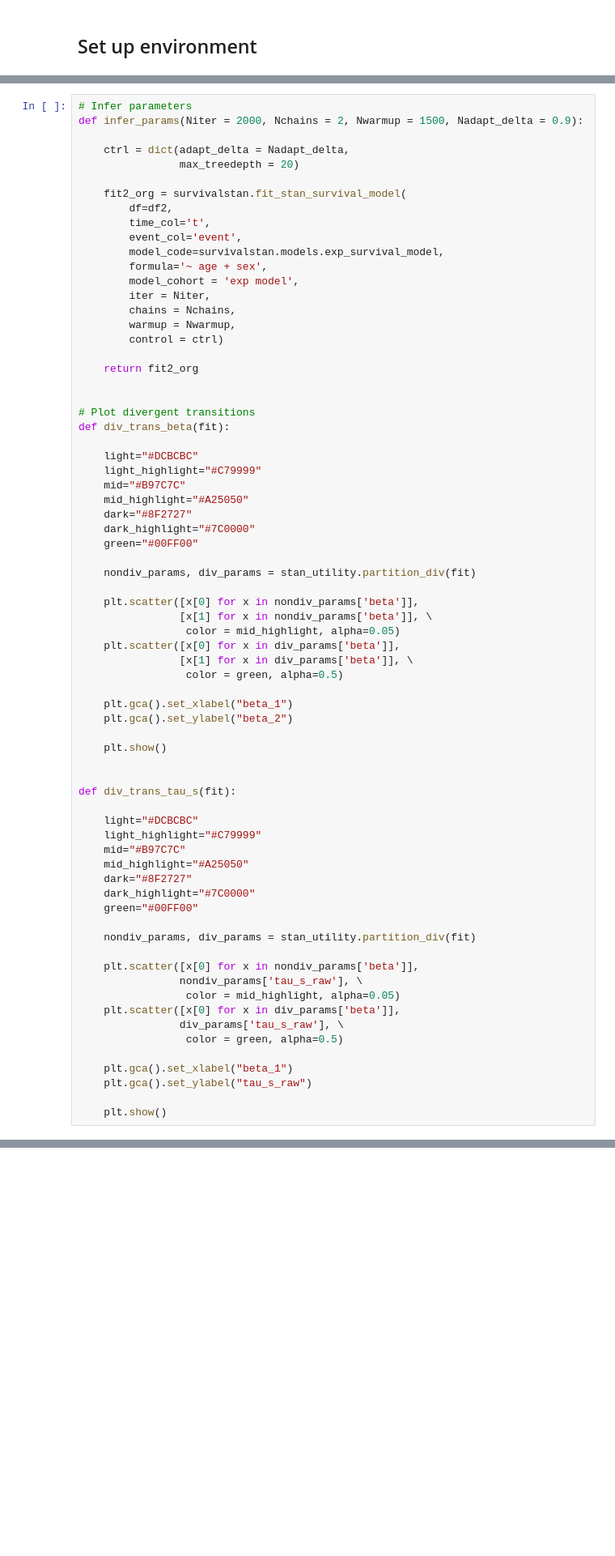
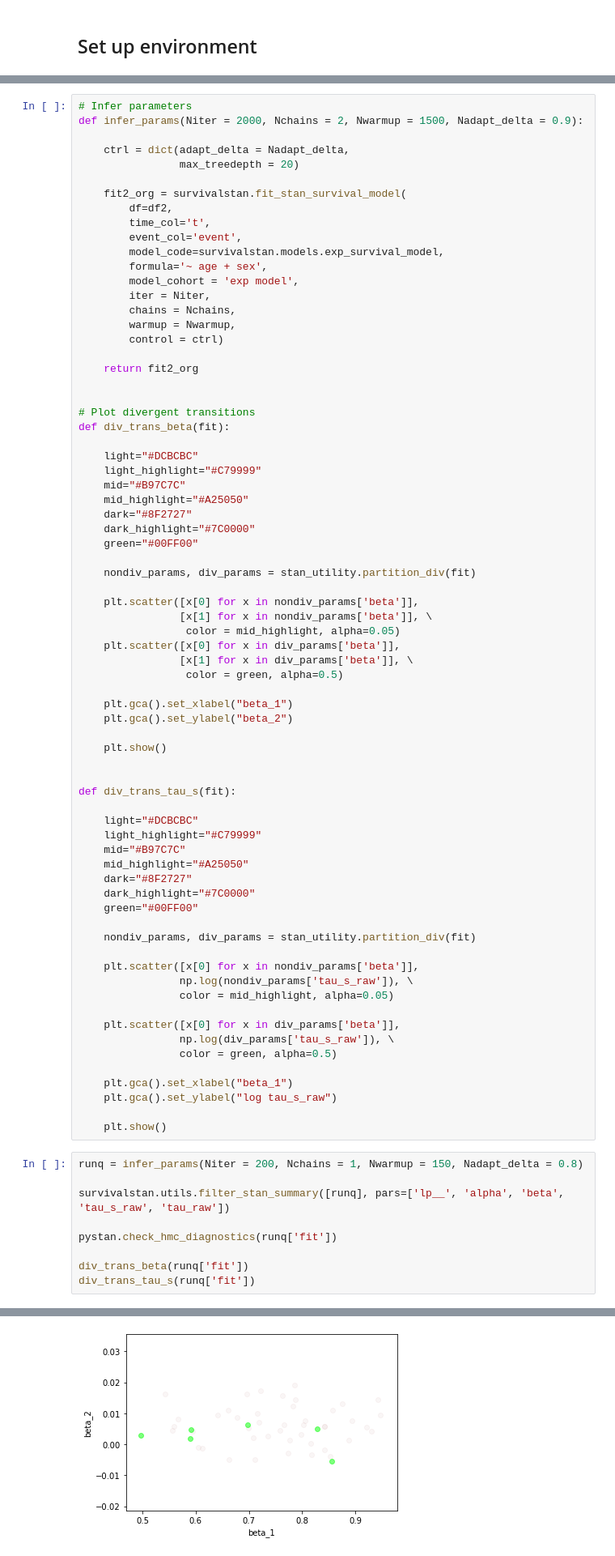
Before and after one commit to philarnold4242/test_survivalstan, a Jupyter notebook: survival_stan.ipynb, the cells around one changed output, grey strips where cells are left out. Shown: that part at 81% size. Saved outputs shown, nothing was run; the diff lists cells and outputs as text; blank space fills up the shorter version.

```diff
--- a/survival_stan.ipynb
+++ b/survival_stan.ipynb
@@ -155,13 +157,24 @@ def div_trans_tau_s(fit):
     nondiv_params, div_params = stan_utility.partition_div(fit)
 
     plt.scatter([x[0] for x in nondiv_params['beta']],
-                nondiv_params['tau_s_raw'], \
-                 color = mid_highlight, alpha=0.05)
+                np.log(nondiv_params['tau_s_raw']), \
+                color = mid_highlight, alpha=0.05)
+
     plt.scatter([x[0] for x in div_params['beta']],
-                div_params['tau_s_raw'], \
-                 color = green, alpha=0.5)
+                np.log(div_params['tau_s_raw']), \
+                color = green, alpha=0.5)
 
     plt.gca().set_xlabel("beta_1")
-    plt.gca().set_ylabel("tau_s_raw")
+    plt.gca().set_ylabel("log tau_s_raw")
 
     plt.show()
+# %%
+runq = infer_params(Niter = 200, Nchains = 1, Nwarmup = 150, Nadapt_delta = 0.8)
+
+survivalstan.utils.filter_stan_summary([runq], pars=['lp__', 'alpha', 'beta', 'tau_s_raw', 'tau_raw'])
+
+pystan.check_hmc_diagnostics(runq['fit'])
+
+div_trans_beta(runq['fit'])
+div_trans_tau_s(runq['fit'])
+# %% [output]
@@ -167,0 +191 @@ def div_trans_tau_s(fit):
+[figure, added]
```
Also changed, not shown: parts of 10 cells of this notebook.
